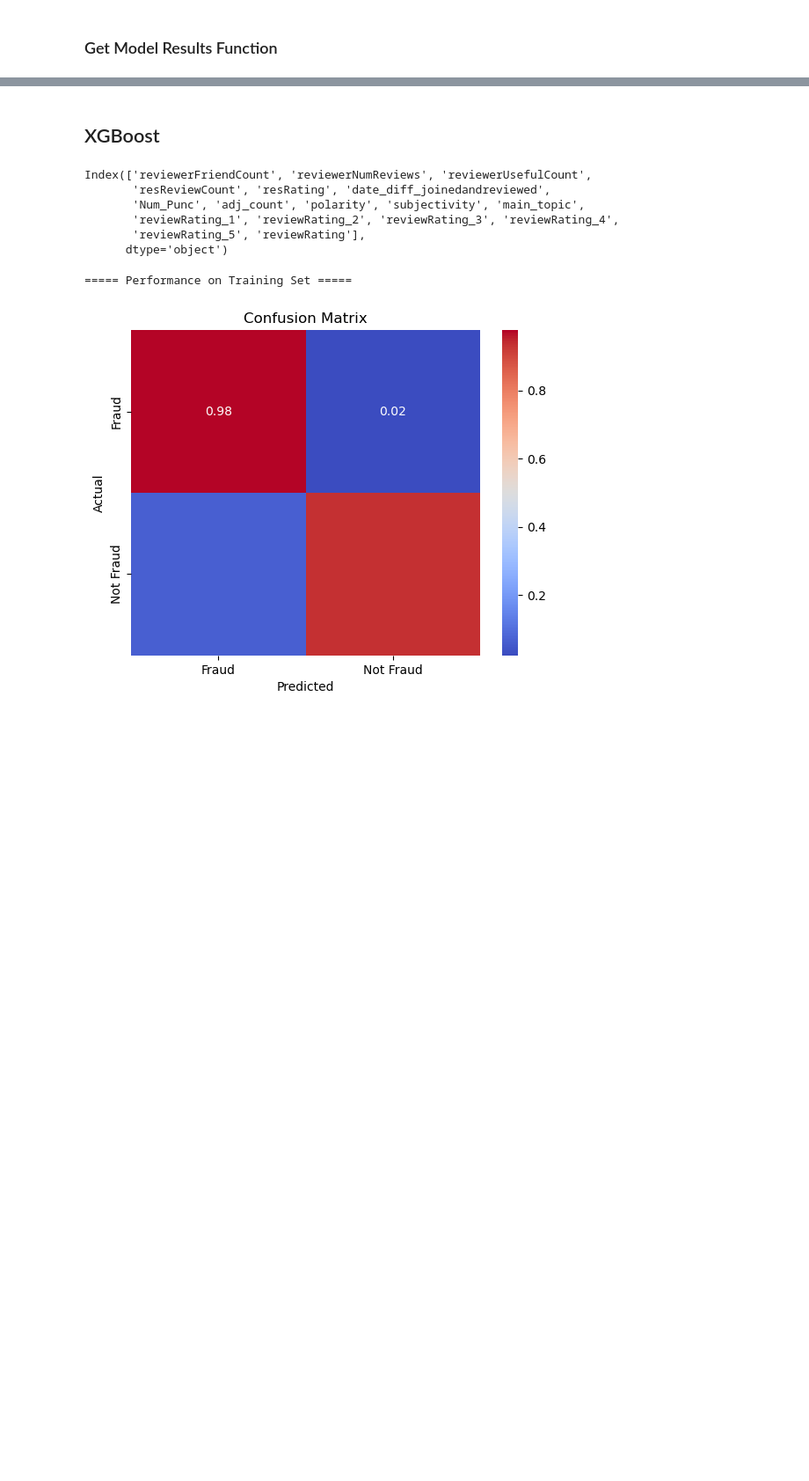
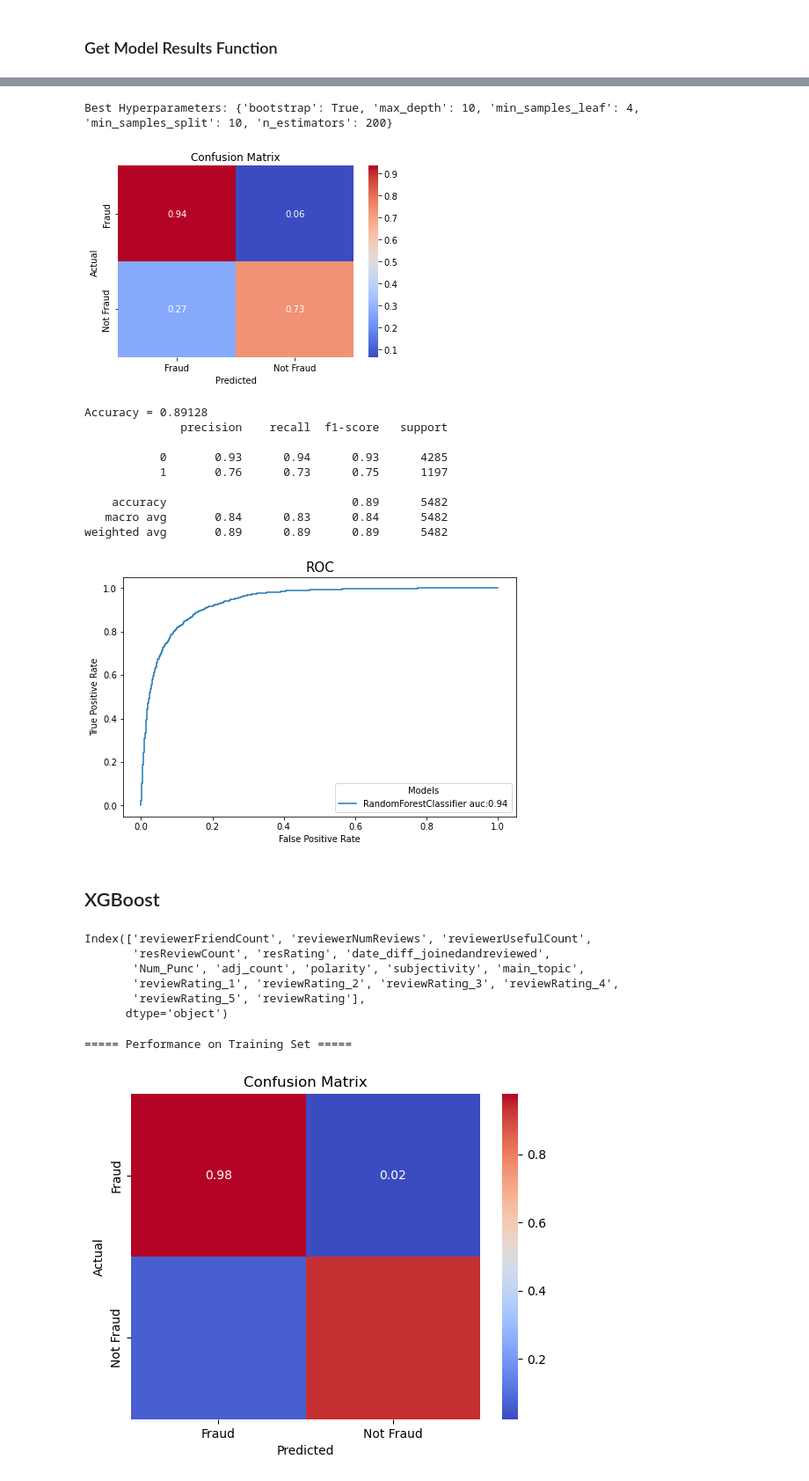
Before and after one commit to jesper1212/BT4012_Reviews, a Jupyter notebook: Notebooks/modelling/models.ipynb, the cells around one changed output, grey strips where cells are left out. Shown at 88% size. Drawn from its saved outputs; the diff is of its cells as text; code cells hidden in the pictures; blank space fills up the shorter version.

```diff
--- a/Notebooks/modelling/models.ipynb
+++ b/Notebooks/modelling/models.ipynb
@@ -113,0 +153,10 @@ def evaluate(clf, X_train, X_test, y_train, y_test):
+# %%
+param_grid = {
+    'n_estimators': [50, 100, 200],
+    'max_depth': [None, 10, 20, 30],
+    'min_samples_split': [2, 5, 10],
+    'min_samples_leaf': [1, 2, 4],
+    'bootstrap': [True, False]
+}
+grid_search = GridSearchCV(estimator=rf_classifier, param_grid=param_grid, cv=5, scoring='f1', n_jobs=-1)
+grid_search.fit(X_train, y_train)
@@ -114,3 +171,43 @@ def evaluate(clf, X_train, X_test, y_train, y_test):
+# %%
+best_params = grid_search.best_params_
+print("Best Hyperparameters:", best_params)
+# %% [output]
+Best Hyperparameters: {'bootstrap': True, 'max_depth': 10, 'min_samples_leaf': 4, 'min_samples_split': 10, 'n_estimators': 200}
+# %%
+model_name = type(best_rf_model).__name__
+best_rf_model = grid_search.best_estimator_
+y_pred = best_rf_model.predict(X_test)
+cmn = metrics.confusion_matrix(y_test, y_pred, normalize = 'true')
+sns.heatmap(cmn,annot=True,fmt=".2f", cmap="coolwarm", xticklabels=["Fraud", "Not Fraud"], yticklabels=["Fraud", "Not Fraud"])
+plt.title("Confusion Matrix")
+plt.ylabel("Actual")
+plt.xlabel("Predicted")
+plt.show()
+print('Accuracy = {:.5f}'.format(accuracy_score(y_test, y_pred)))
+print(classification_report(y_test, y_pred))
+y_pred_proba_model = best_rf_model.predict_proba(X_test)[::,1]
+fpr, tpr, _ = metrics.roc_curve(y_test, y_pred_proba_model)
+auc = metrics.roc_auc_score(y_test, y_pred_proba_model)
+
+plt.figure(figsize=(8,5))
+plt.plot(fpr,tpr,label = model_name + " auc:"+str(round(auc,2)))
+plt.legend(loc=4, title='Models', facecolor='white')
+plt.xlabel('False Positive Rate')
+plt.ylabel('True Positive Rate')
+plt.title('ROC', size=15)
+plt.show()
+# %% [output]
+[figure, added]
+Accuracy = 0.89128
+              precision    recall  f1-score   support
+
+           0       0.93      0.94      0.93      4285
+           1       0.76      0.73      0.75      1197
+
+    accuracy                           0.89      5482
+   macro avg       0.84      0.83      0.84      5482
+weighted avg       0.89      0.89      0.89      5482
+[figure, added]
 # %% [markdown]
 ## XGBoost
 # %%
```
Also changed, not shown: parts of 7 cells of this notebook.
